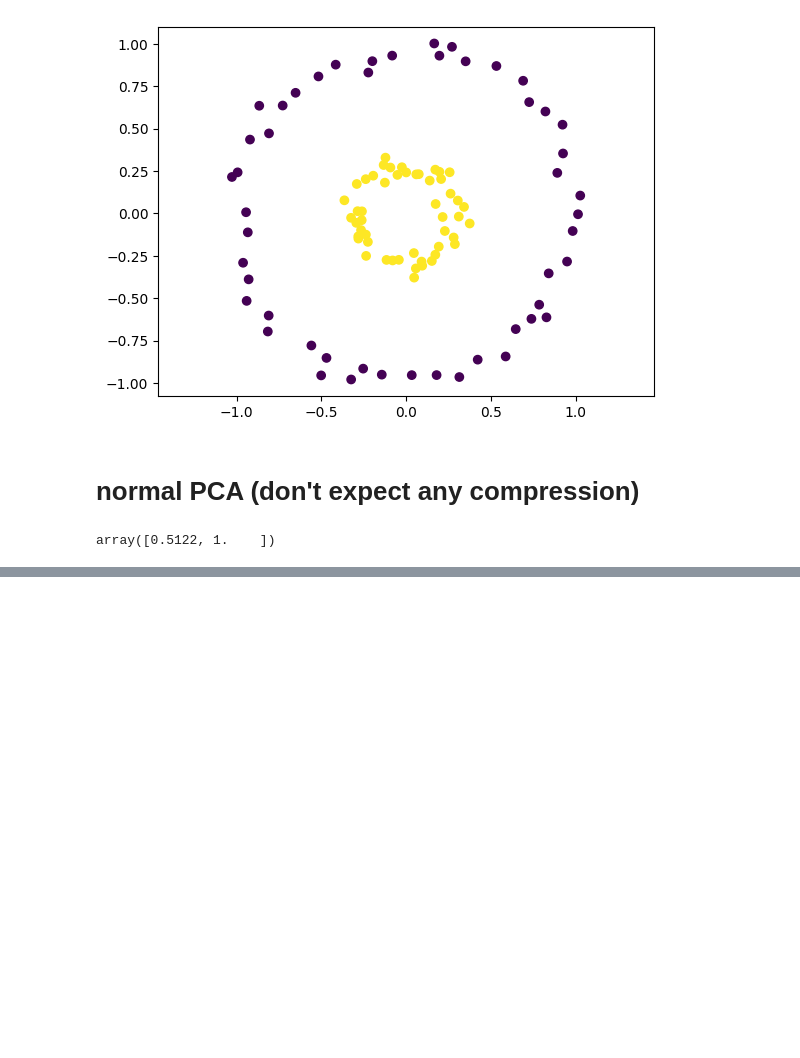
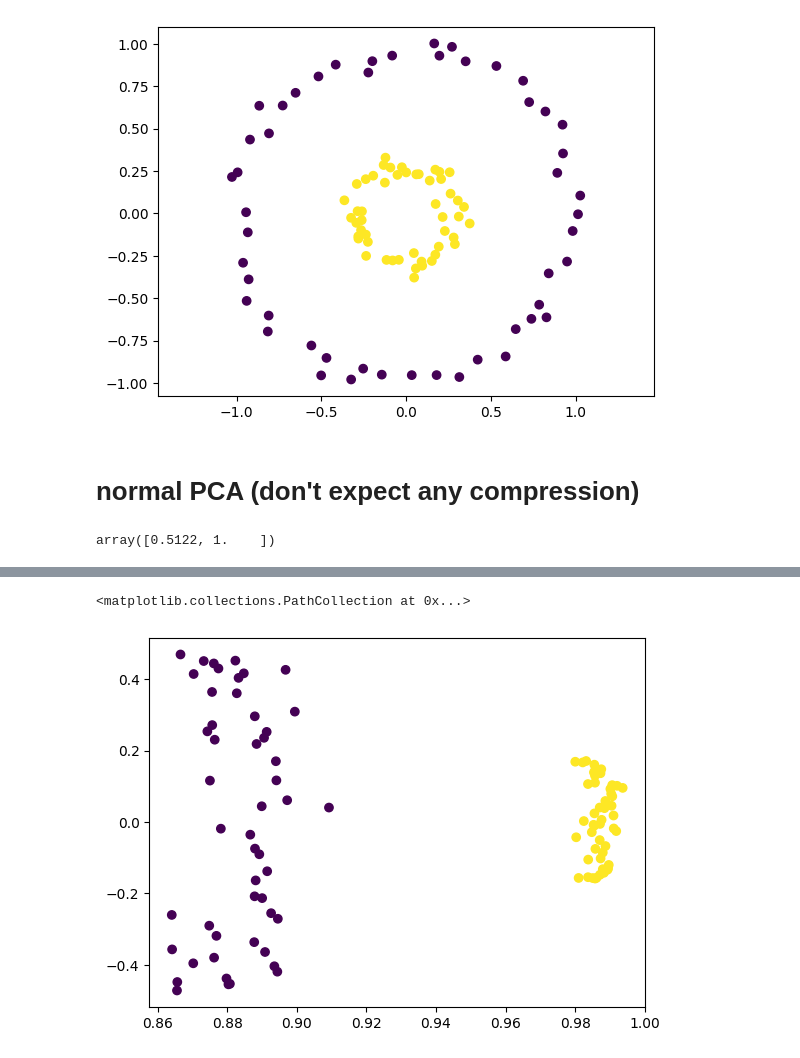
Before and after one commit to k26rahul/Machine-Learning-IITM, a Jupyter notebook: final-circles.ipynb, the cells around one changed output, grey strips where cells are left out. Cells and saved outputs as stored; diff of their text form; code cells hidden in the pictures; blank space fills up the shorter version.

```diff
--- a/final-circles.ipynb
+++ b/final-circles.ipynb
@@ -47,0 +102,11 @@ np.float64(5.811892936558756e-17)
+# %%
+# if k == 1:
+#   _ = plt.scatter(coefficients, [0]*n, c=y)
+
+# if k == 2:
+#   _ = plt.scatter(*coefficients.T, c=y)
+
+plt.scatter(*coefficients.T[:2], c=y)
+# %% [output]
+<matplotlib.collections.PathCollection at 0x...>
+[figure, added]
```
Also changed, not shown: parts of 12 cells of this notebook.
